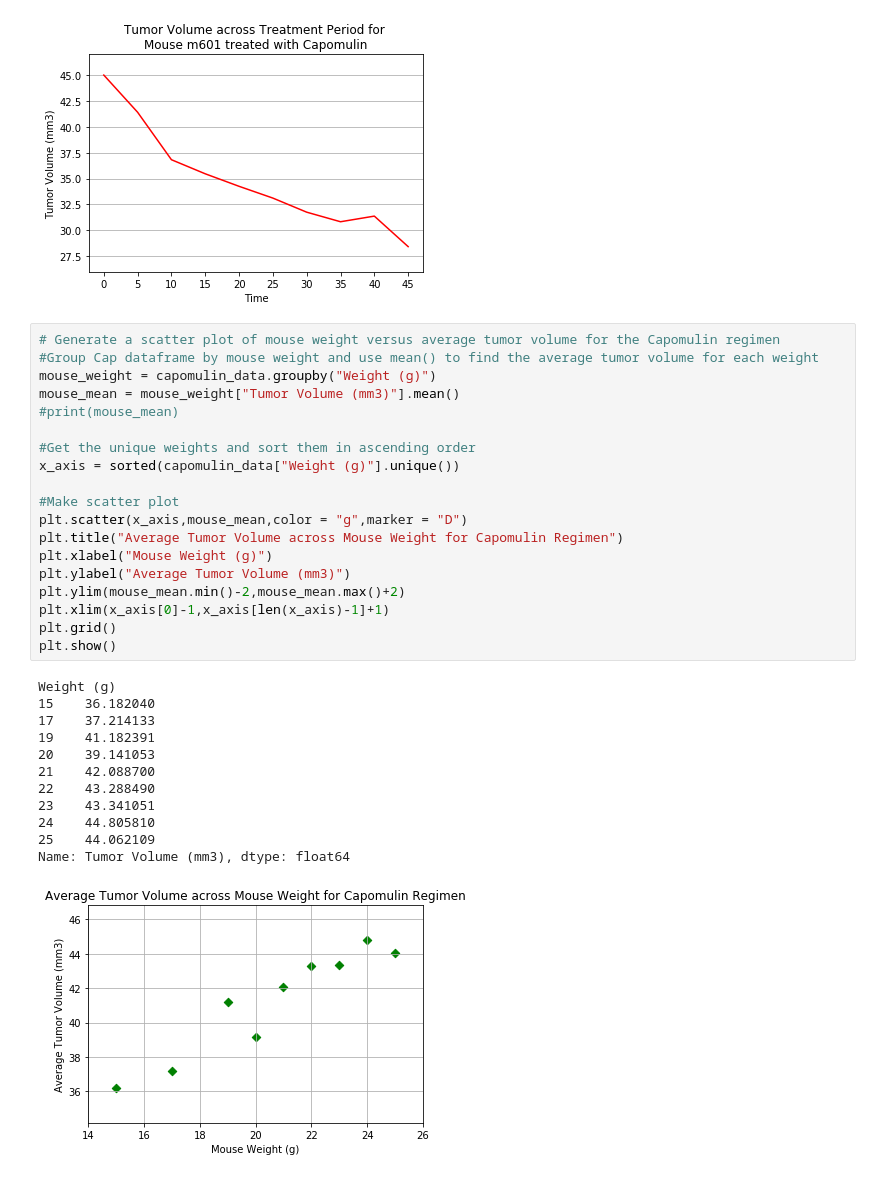
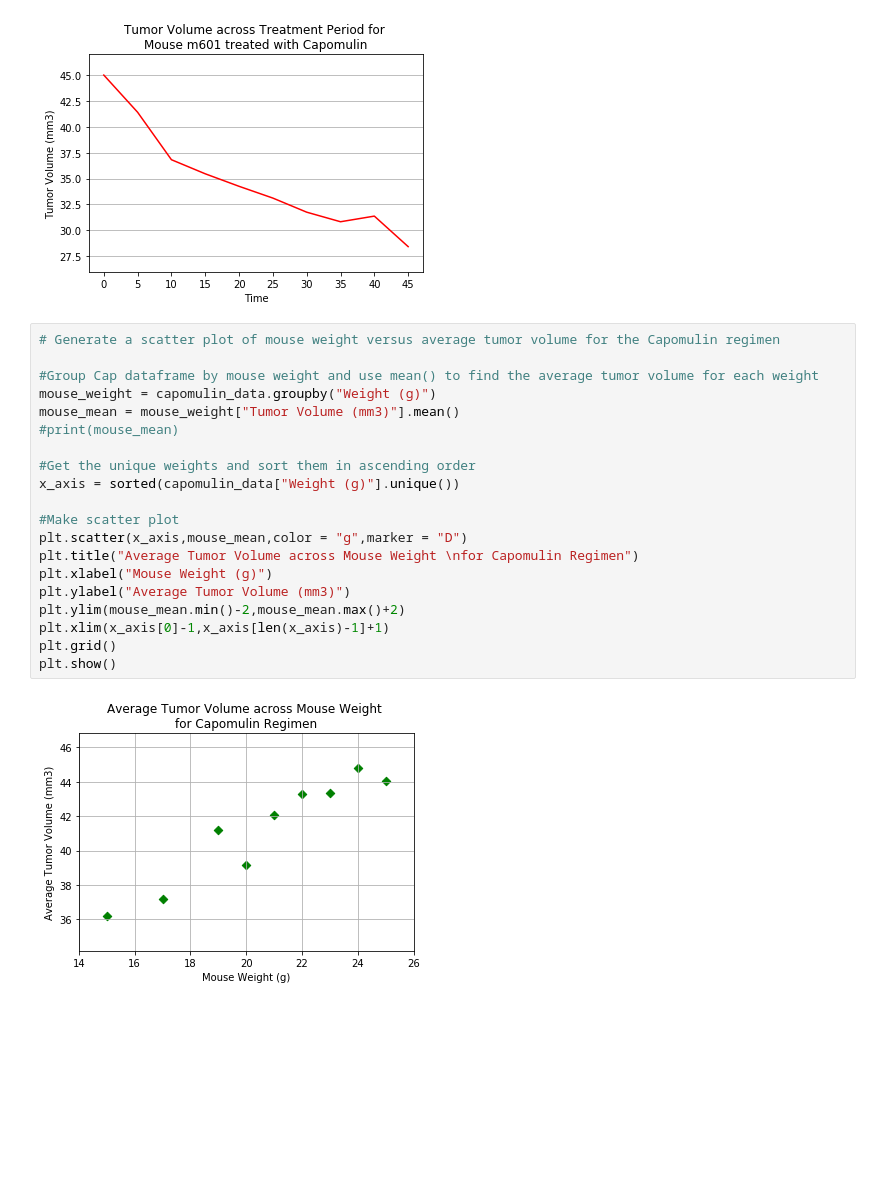
Before and after one commit to BenSnyder90/matplotlib-challenge, a Jupyter notebook: Pymaceuticals/pymaceuticals_starter.ipynb, the cells around one changed output. Cells and saved outputs as stored; diff of their text form; blank space fills up the shorter version.

```diff
--- a/Pymaceuticals/pymaceuticals_starter.ipynb
+++ b/Pymaceuticals/pymaceuticals_starter.ipynb
@@ -297,36 +320,26 @@ plt.show()
 [figure]
 # %%
 # Generate a scatter plot of mouse weight versus average tumor volume for the Capomulin regimen
+
 #Group Cap dataframe by mouse weight and use mean() to find the average tumor volume for each weight
 mouse_weight = capomulin_data.groupby("Weight (g)")
 mouse_mean = mouse_weight["Tumor Volume (mm3)"].mean()
 #print(mouse_mean)
 
 #Get the unique weights and sort them in ascending order
 x_axis = sorted(capomulin_data["Weight (g)"].unique())
 
 #Make scatter plot
 plt.scatter(x_axis,mouse_mean,color = "g",marker = "D")
-plt.title("Average Tumor Volume across Mouse Weight for Capomulin Regimen")
+plt.title("Average Tumor Volume across Mouse Weight \nfor Capomulin Regimen")
 plt.xlabel("Mouse Weight (g)")
 plt.ylabel("Average Tumor Volume (mm3)")
 plt.ylim(mouse_mean.min()-2,mouse_mean.max()+2)
 plt.xlim(x_axis[0]-1,x_axis[len(x_axis)-1]+1)
 plt.grid()
 plt.show()
 # %% [output]
-Weight (g)
-15    36.182040
-17    37.214133
-19    41.182391
-20    39.141053
-21    42.088700
-22    43.288490
-23    43.341051
-24    44.805810
-25    44.062109
-Name: Tumor Volume (mm3), dtype: float64
-[figure, old version]
+[figure, new version]
 # %%
 # Calculate the correlation coefficient and linear regression model for mouse weight and average tumor volume for the Capomulin regimen
 corr = st.pearsonr(x_axis,mouse_mean)
```
Also changed, not shown: parts of 6 cells of this notebook.
